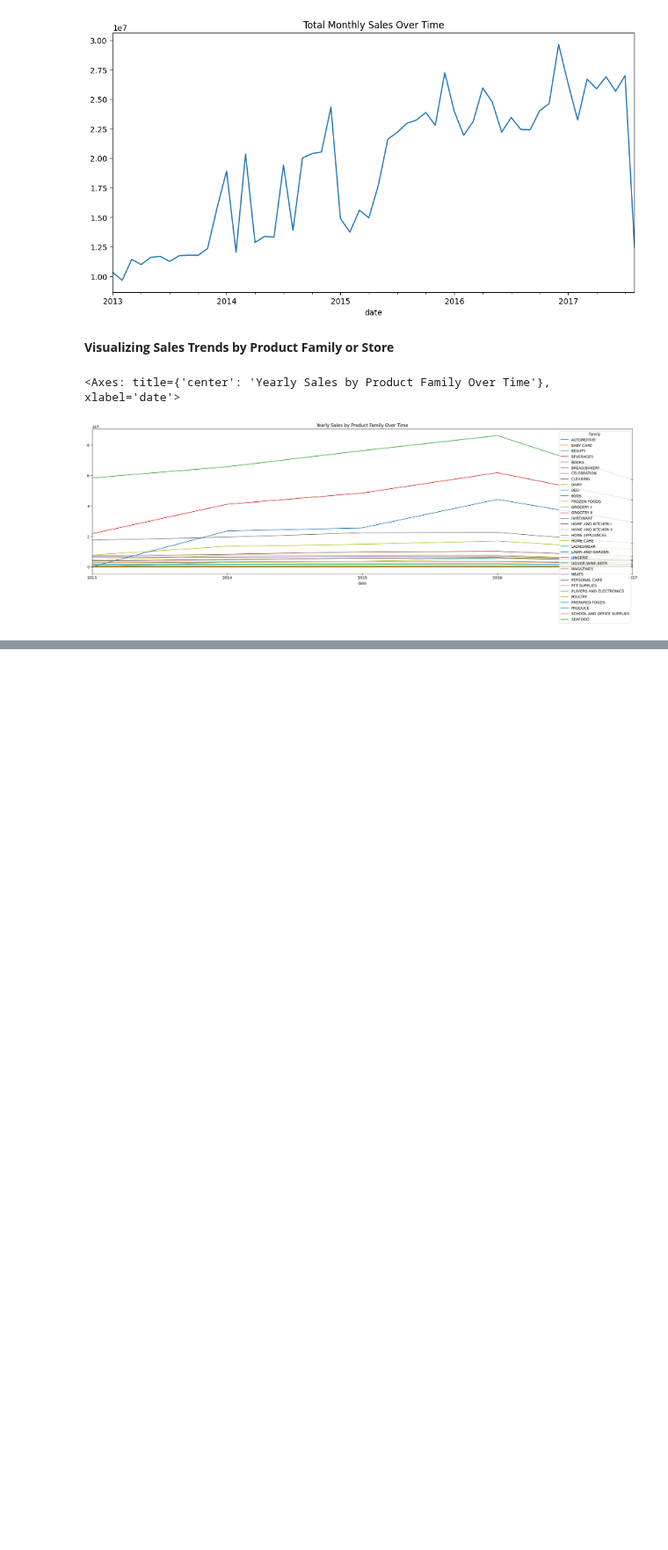
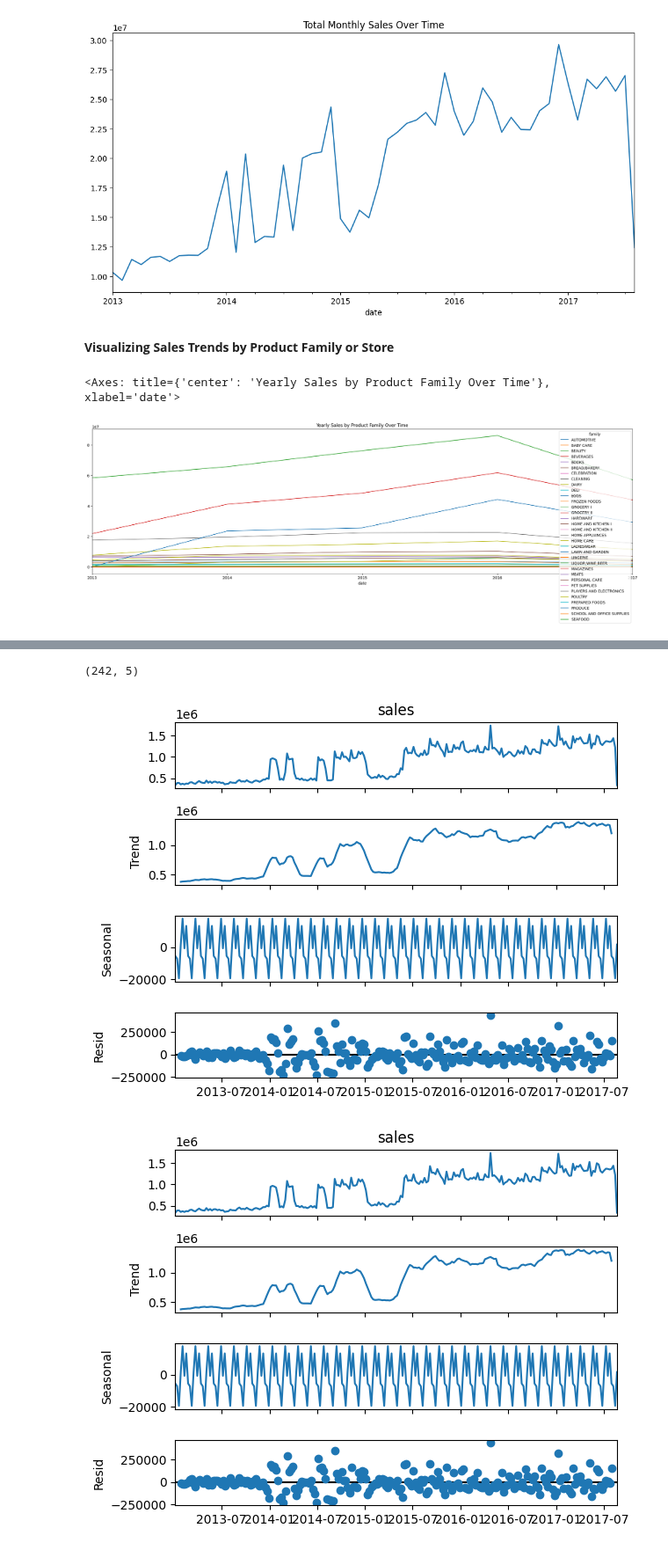
Before and after one commit to Darknight47/Data-Science-Project-01, a Jupyter notebook: ecuador_prediction.ipynb, the cells around one changed output, grey strips where cells are left out. Shown at 88% size. Drawn from its saved outputs; the diff is of its cells as text; code cells hidden in the pictures; blank space fills up the shorter version.

Commit message:
beverages sales behave over time

```diff
--- a/ecuador_prediction.ipynb
+++ b/ecuador_prediction.ipynb
@@ -108,0 +129,7 @@ dataset_family_sales.plot(title='Yearly Sales by Product Family Over Time', figs
+# %%
+# Filtering dataset for a specific product family (BEVERAGES) and aggregate by date.
+dataset_beverages = dataset[dataset['family'] == 'BEVERAGES'].resample('W').sum()
+# %%
+dataset_beverages.shape
+# %% [output]
+(242, 5)
@@ -108,0 +139,8 @@ dataset_family_sales.plot(title='Yearly Sales by Product Family Over Time', figs
+# %%
+# Decompose with an additive model (try multiplicative if the trend is exponential)
+decomposition = seasonal_decompose(dataset_beverages['sales'], model='additive', period=7) # Weekly Seasonal
+# %%
+decomposition.plot()
+# %% [output]
+[figure, added]
+[figure, added]
```
Also changed, not shown: parts of 3 cells of this notebook.
